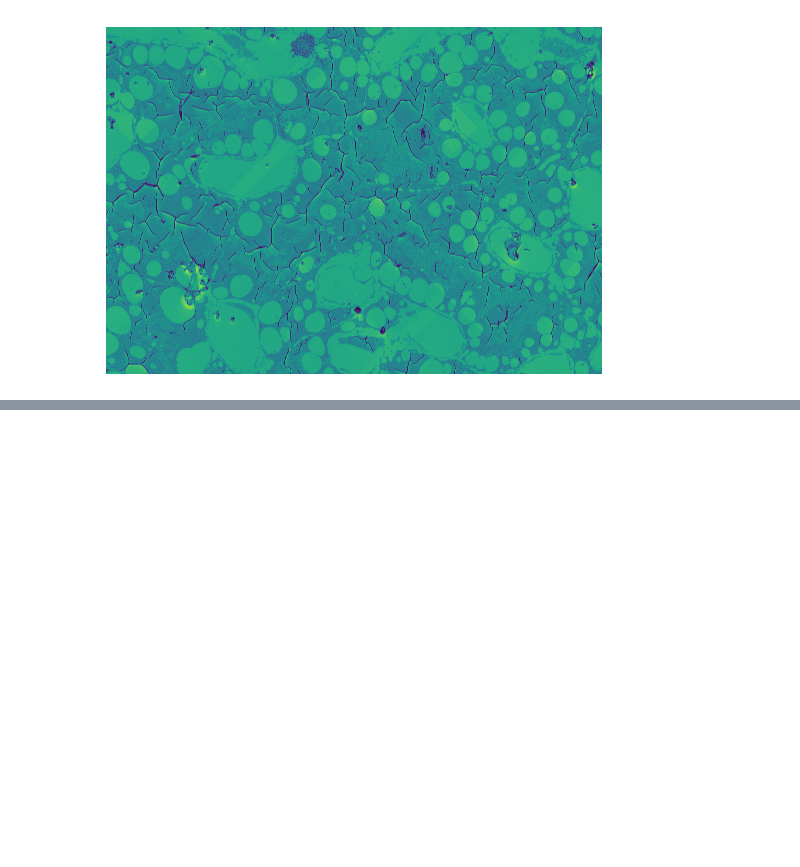
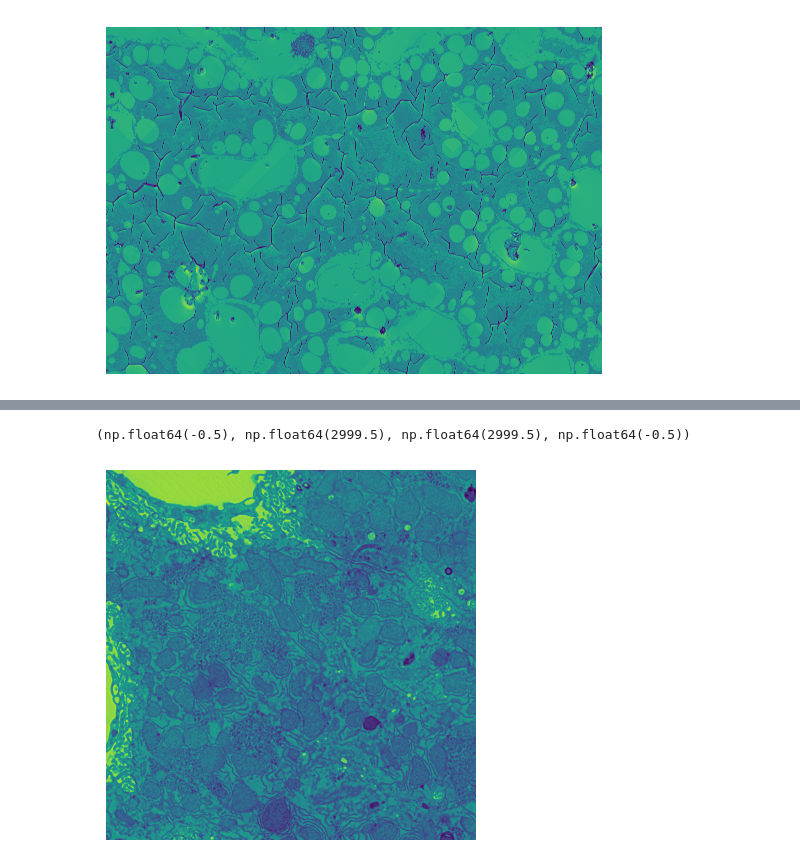
Before and after one commit to caacree/EMAnalyzer, a Jupyter notebook: backend/server/visualize_mims_hd.ipynb, the cells around one changed output, grey strips where cells are left out. Saved outputs shown, nothing was run; the diff lists cells and outputs as text; code cells hidden in the pictures; blank space fills up the shorter version.

```diff
--- a/backend/server/visualize_mims_hd.ipynb
+++ b/backend/server/visualize_mims_hd.ipynb
@@ -266,0 +303,17 @@ plt.show()
+# %%
+# Now show the other image
+from PIL import Image
+Image.MAX_IMAGE_PIXELS = None
+em_path = '/Users/chris/Documents/lab/experiments/2025-0610-diazoxide/EM/25_0582-5nm-R2.tif'
+img_em = mpimg.imread(em_path)
+# %%
+img_em_subset = img_em[12000:15000, 9000:12000]
+
+# Display the image
+plt.imshow(img_em_subset)
+
+# Optional: Remove axis ticks and labels for a cleaner image display
+plt.axis('off')
+# %% [output]
+(np.float64(-0.5), np.float64(2999.5), np.float64(2999.5), np.float64(-0.5))
+[figure, added]
```
Also changed, not shown: parts of 2 cells of this notebook, 28 other files.
